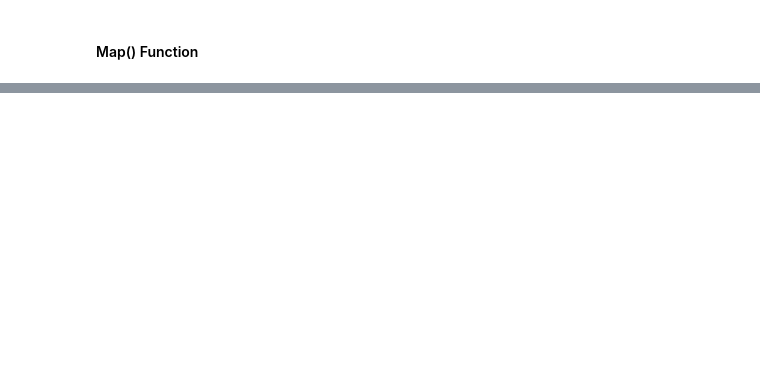
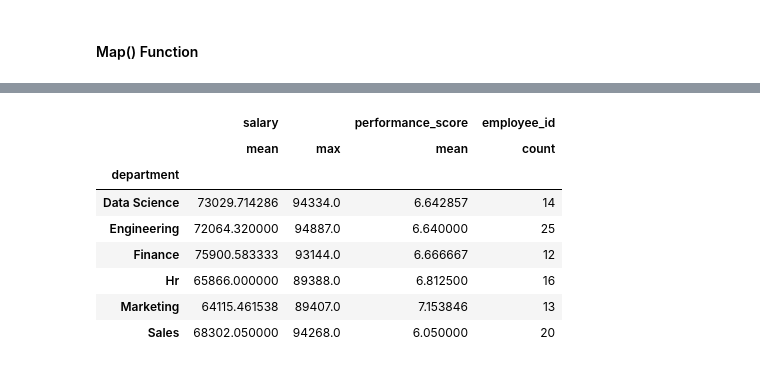
Before and after one commit to prajapatigagan/Learning_pandas, a Jupyter notebook: cleaningData.ipynb, the cells around one changed output, grey strips where cells are left out. Saved outputs shown, nothing was run; the diff lists cells and outputs as text; code cells hidden in the pictures; blank space fills up the shorter version.

```diff
--- a/cleaningData.ipynb
+++ b/cleaningData.ipynb
@@ -245,0 +358,2 @@ df.head()
+# %%
+df['age']=df['age'].astype(int)
@@ -245,0 +436,18 @@ df.head()
+# %%
+# agg_function.py
+
+df.groupby("department").agg({
+    "salary": ["mean", "max"],
+    "performance_score": "mean",
+    "employee_id": "count"
+})
+# %% [output]
+|  | salary |  | performance_score | employee_id |
+|  | mean | max | mean | count |
+| department |  |  |  |  |
+| Data Science | 73029.714286 | 94334.0 | 6.642857 | 14 |
+| Engineering | 72064.320000 | 94887.0 | 6.640000 | 25 |
+| Finance | 75900.583333 | 93144.0 | 6.666667 | 12 |
+| Hr | 65866.000000 | 89388.0 | 6.812500 | 16 |
+| Marketing | 64115.461538 | 89407.0 | 7.153846 | 13 |
+| Sales | 68302.050000 | 94268.0 | 6.050000 | 20 |
```
Also changed, not shown: parts of 15 cells of this notebook.
